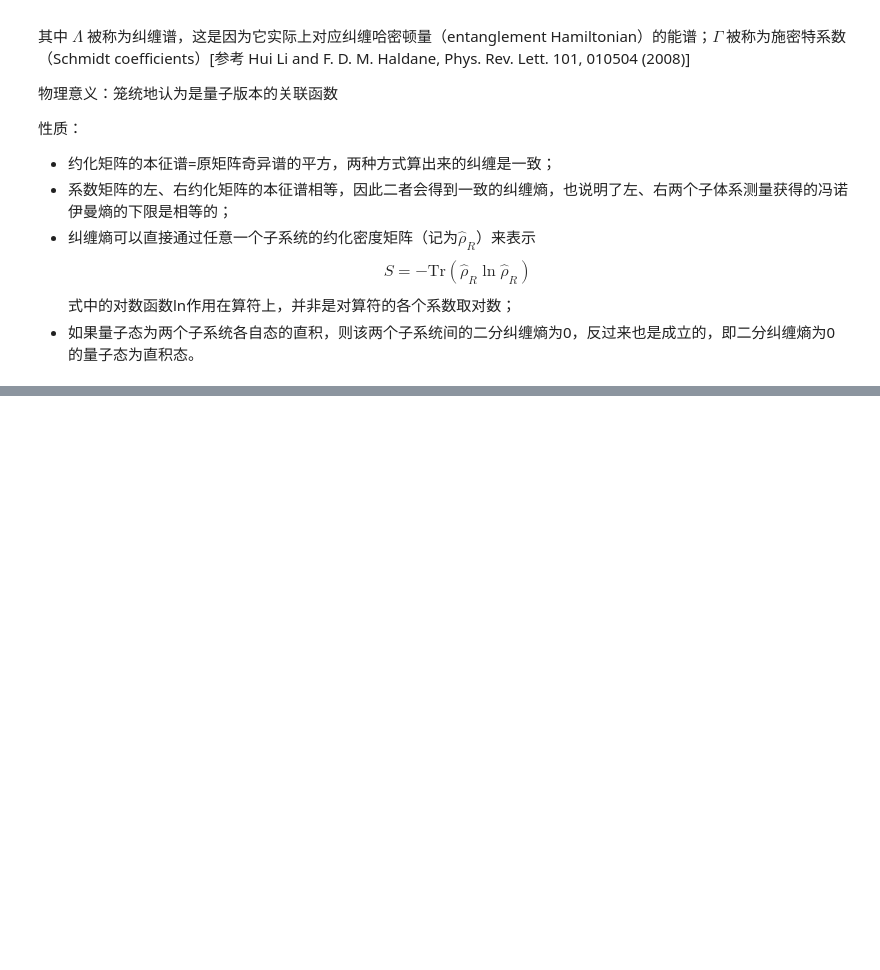
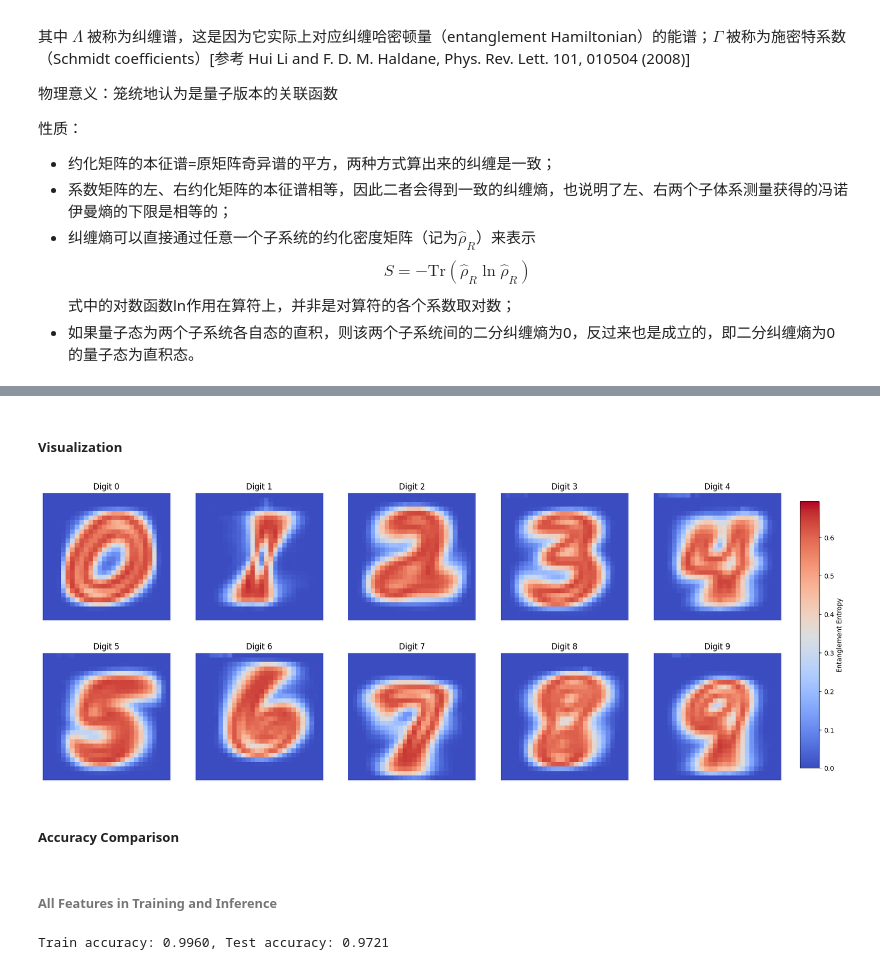
Before and after one commit to ifsheldon/tensor-network-notes, a Jupyter notebook: 4-9.ipynb, the cells around one changed output, grey strips where cells are left out. Drawn from its saved outputs; the diff is of its cells as text; code cells hidden in the pictures; blank space fills up the shorter version.

```diff
--- a/4-9.ipynb
+++ b/4-9.ipynb
@@ -150,0 +219,35 @@ plot_sampled_entropy(entropies_1, ref_entropy, max_entropy)
+# %%
+classes = list(range(10))
+test_device = torch.device("cpu")
+# %%
+gmpss = []
+
+for train_class in classes:
+    path = f"datasets/mps/mnist_{train_class}_mps.safetensors"
+    mps = MPS.load_from_safetensors(path, requires_grad=False)
+    mps.to_(device=test_device)
+    gmpss.append(mps)
+
+onsite_entanglement_entropies = [m.entanglement_entropy_onsite() for m in gmpss]
+# %% [markdown]
+##### Visualization
+# %%
+# since the cossin feature map gives 2-dimensional feature space
+max_entropy = torch.log(torch.tensor(2.0))
+fig, axes = plt.subplots(2, 5, figsize=(20, 8))
+axes = axes.flatten()
+
+for i, entropy in enumerate(onsite_entanglement_entropies):
+    im = axes[i].imshow(entropy.reshape(28, 28), cmap="coolwarm", vmin=0, vmax=max_entropy)
+    axes[i].set_title(f"Digit {i}")
+    axes[i].axis("off")
+
+# Add a single colorbar for all subplots
+cbar_ax = fig.add_axes([0.92, 0.15, 0.02, 0.7])
+fig.colorbar(im, cax=cbar_ax, label="Entanglement Entropy")
+
+plt.show()
+# %% [output]
+[figure, added]
+# %% [markdown]
+##### Accuracy Comparison
@@ -150,0 +286,10 @@ plot_sampled_entropy(entropies_1, ref_entropy, max_entropy)
+# %% [markdown]
+###### All Features in Training and Inference
+# %%
+gmpsc_train_preds = gmps_classify(gmpss, mnist_train_data, show_progress=True)
+gmpsc_test_preds = gmps_classify(gmpss, mnist_test_data, show_progress=True)
+gmpsc_train_acc = (gmpsc_train_preds == mnist_train_labels).float().mean()
+gmpsc_test_acc = (gmpsc_test_preds == mnist_test_labels).float().mean()
+print(f"Train accuracy: {gmpsc_train_acc:.4f}, Test accuracy: {gmpsc_test_acc:.4f}")
+# %% [output]
+Train accuracy: 0.9960, Test accuracy: 0.9721
```
Also changed, not shown: parts of 21 cells of this notebook, 3 other files.
